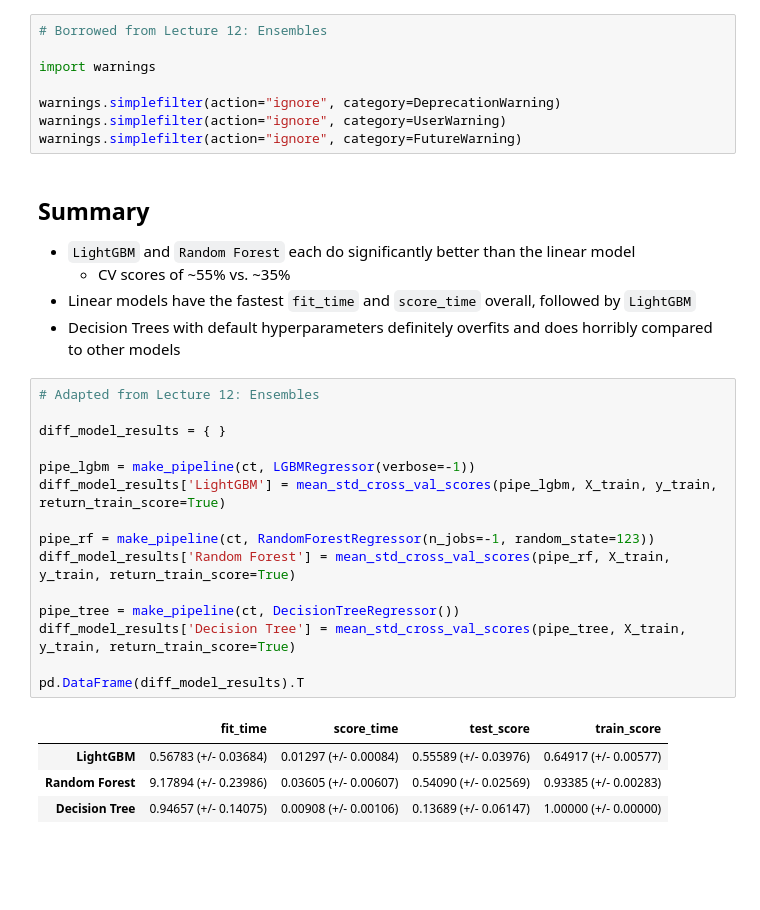
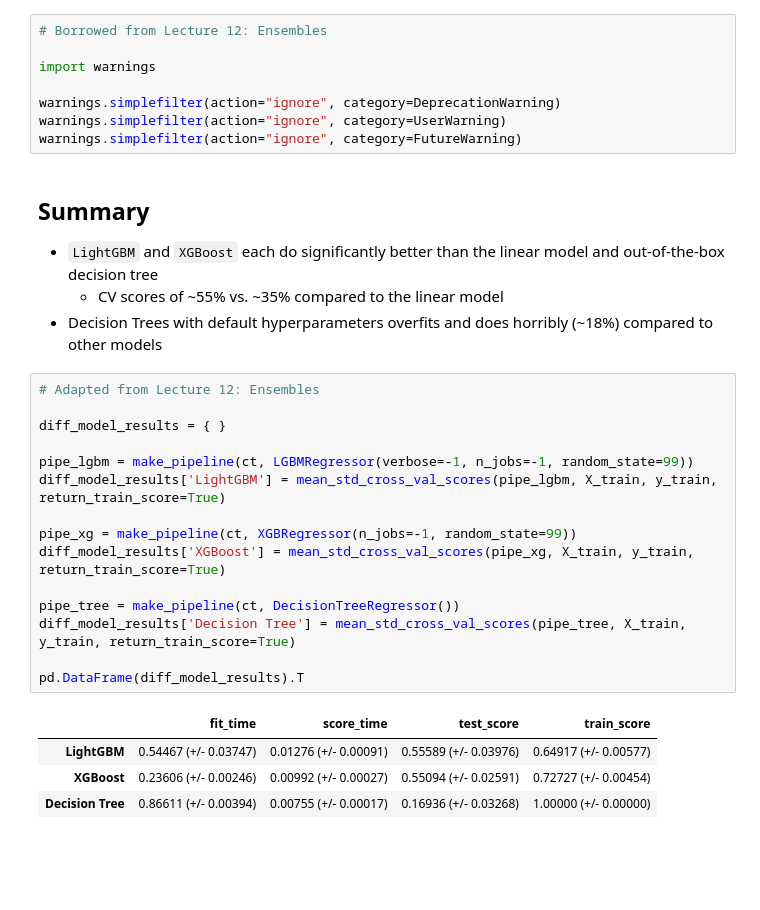
Before and after one commit to cheuyin/cpsc330-hw5, a Jupyter notebook: hw5.ipynb, the cells around one changed output. Cells and saved outputs as stored; diff of their text form.

Commit message:
Drop RF for XGBoost because of speed concerns

```diff
--- a/hw5.ipynb
+++ b/hw5.ipynb
@@ -538,30 +540,29 @@ warnings.simplefilter(action="ignore", category=UserWarning)
 warnings.simplefilter(action="ignore", category=FutureWarning)
 # %% [markdown]
 ## Summary
-- `LightGBM` and `Random Forest` each do significantly better than the linear model
-    - CV scores of ~55% vs. ~35%
-- Linear models have the fastest `fit_time` and `score_time` overall, followed by `LightGBM`
-- Decision Trees with default hyperparameters definitely overfits and does horribly compared to other models
+- `LightGBM` and `XGBoost` each do significantly better than the linear model and out-of-the-box decision tree
+    - CV scores of ~55% vs. ~35% compared to the linear model
+- Decision Trees with default hyperparameters overfits and does horribly (~18%) compared to other models
 # %%
 # Adapted from Lecture 12: Ensembles
 
 diff_model_results = { }
 
-pipe_lgbm = make_pipeline(ct, LGBMRegressor(verbose=-1))
+pipe_lgbm = make_pipeline(ct, LGBMRegressor(verbose=-1, n_jobs=-1, random_state=99))
 diff_model_results['LightGBM'] = mean_std_cross_val_scores(pipe_lgbm, X_train, y_train, return_train_score=True)
 
-pipe_rf = make_pipeline(ct, RandomForestRegressor(n_jobs=-1, random_state=123))
-diff_model_results['Random Forest'] = mean_std_cross_val_scores(pipe_rf, X_train, y_train, return_train_score=True)
+pipe_xg = make_pipeline(ct, XGBRegressor(n_jobs=-1, random_state=99))
+diff_model_results['XGBoost'] = mean_std_cross_val_scores(pipe_xg, X_train, y_train, return_train_score=True)
 
 pipe_tree = make_pipeline(ct, DecisionTreeRegressor())
 diff_model_results['Decision Tree'] = mean_std_cross_val_scores(pipe_tree, X_train, y_train, return_train_score=True)
 
 pd.DataFrame(diff_model_results).T
 # %% [output]
 |  | fit_time | score_time | test_score | train_score |
-| LightGBM | 0.56783 (+/- 0.03684) | 0.01297 (+/- 0.00084) | 0.55589 (+/- 0.03976) | 0.64917 (+/- 0.00577) |
-| Random Forest | 9.17894 (+/- 0.23986) | 0.03605 (+/- 0.00607) | 0.54090 (+/- 0.02569) | 0.93385 (+/- 0.00283) |
-| Decision Tree | 0.94657 (+/- 0.14075) | 0.00908 (+/- 0.00106) | 0.13689 (+/- 0.06147) | 1.00000 (+/- 0.00000) |
+| LightGBM | 0.54467 (+/- 0.03747) | 0.01276 (+/- 0.00091) | 0.55589 (+/- 0.03976) | 0.64917 (+/- 0.00577) |
+| XGBoost | 0.23606 (+/- 0.00246) | 0.00992 (+/- 0.00027) | 0.55094 (+/- 0.02591) | 0.72727 (+/- 0.00454) |
+| Decision Tree | 0.86611 (+/- 0.00394) | 0.00755 (+/- 0.00017) | 0.16936 (+/- 0.03268) | 1.00000 (+/- 0.00000) |
 # %% [markdown]
 <!-- END QUESTION -->
 
```
Also changed, not shown: parts of 46 cells of this notebook, 1 other file.
